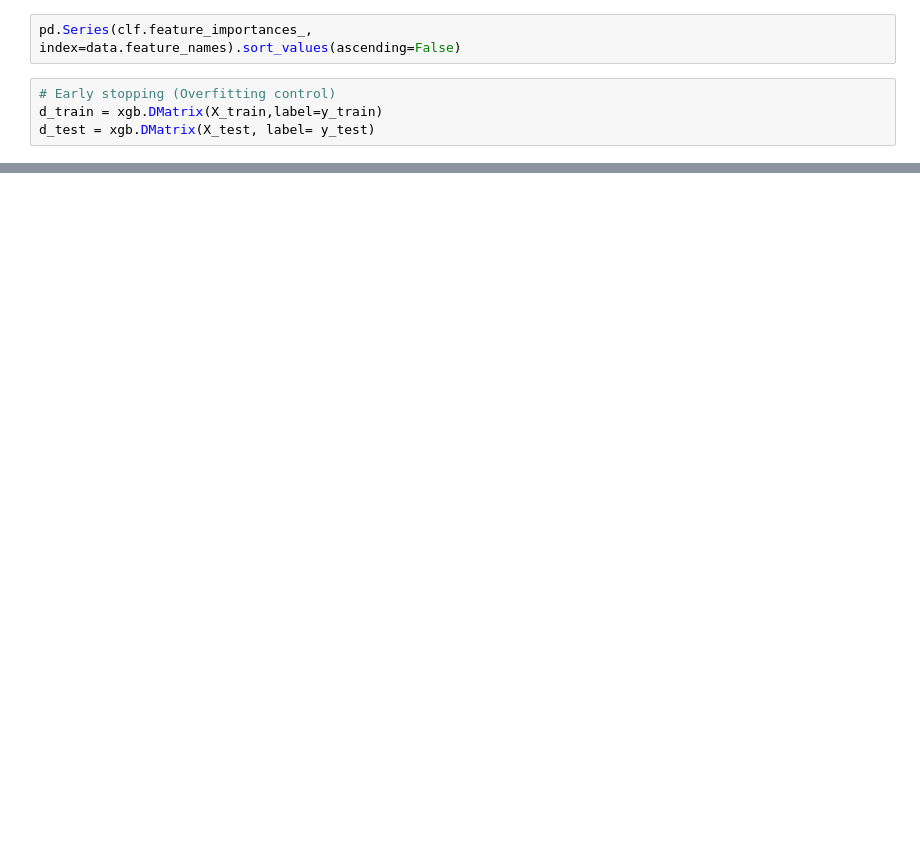
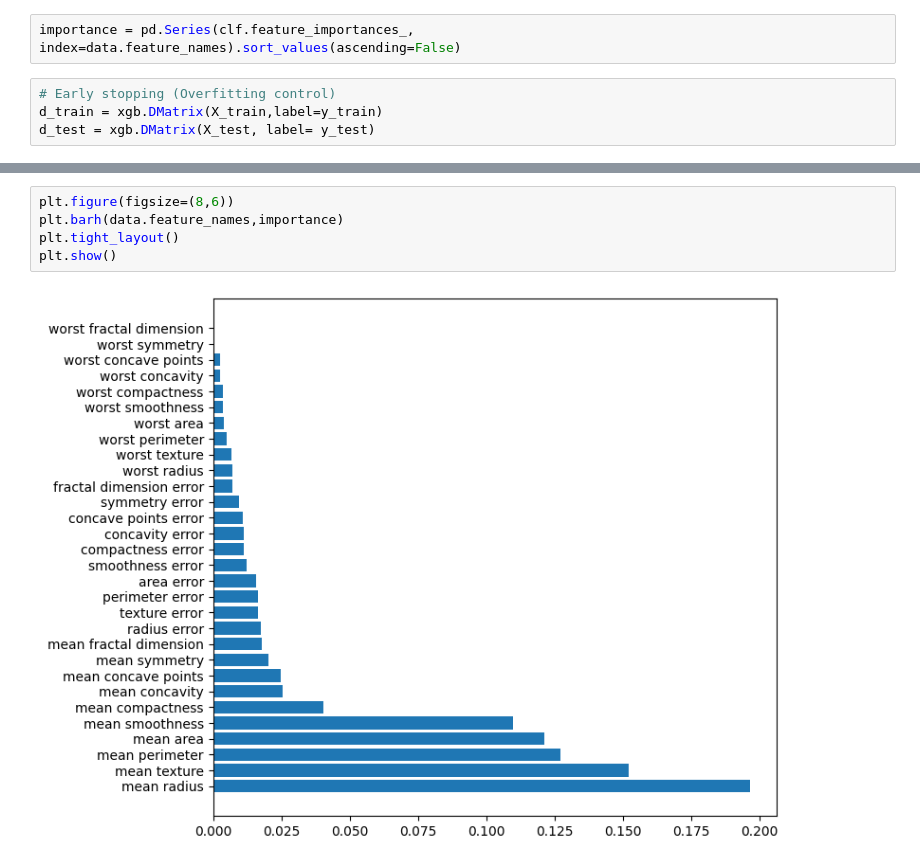
Before and after one commit to mostafizcse007/Machine-Learning, a Jupyter notebook: Week 6/XGBoost.ipynb, the cells around one changed output, grey strips where cells are left out. Drawn from its saved outputs; the diff is of its cells as text; blank space fills up the shorter version.

```diff
--- a/Week 6/XGBoost.ipynb
+++ b/Week 6/XGBoost.ipynb
@@ -33,7 +33,7 @@ print(classification_report(y_test,y_pred,target_names=data.target_names))
 # %%
 confusion_matrix(y_test,y_pred)
 # %%
-pd.Series(clf.feature_importances_,
+importance = pd.Series(clf.feature_importances_,
 index=data.feature_names).sort_values(ascending=False)
 # %%
 # Early stopping (Overfitting control)
@@ -82,0 +63,7 @@ r2_score(y_test,y_pred)
+# %%
+plt.figure(figsize=(8,6))
+plt.barh(data.feature_names,importance)
+plt.tight_layout()
+plt.show()
+# %% [output]
+[figure, added]
```
Also changed, not shown: parts of 2 cells of this notebook.
